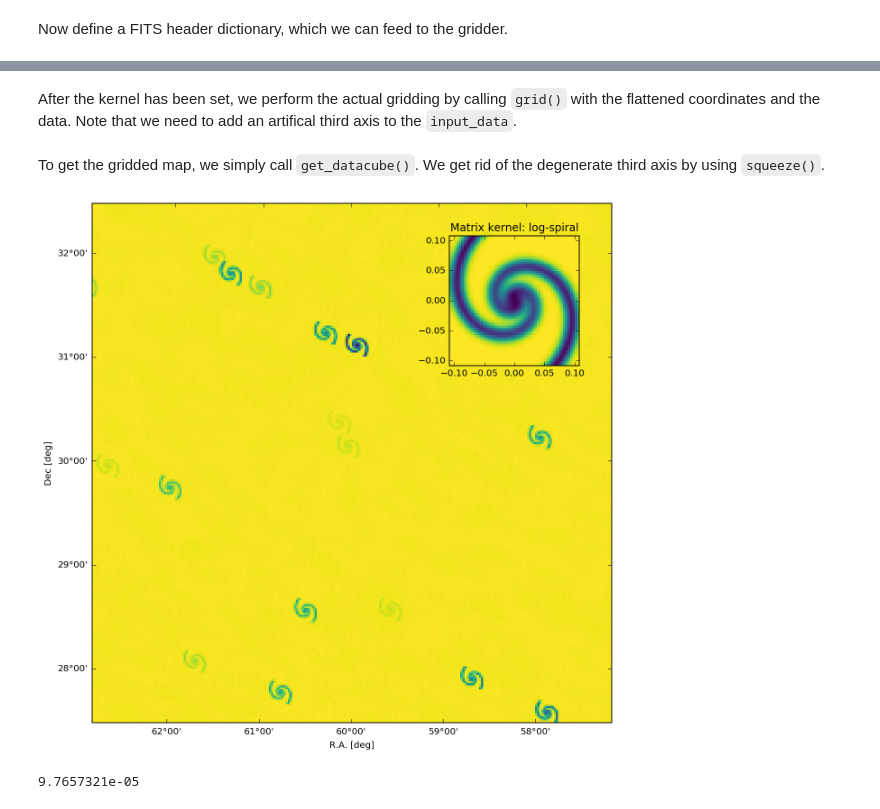
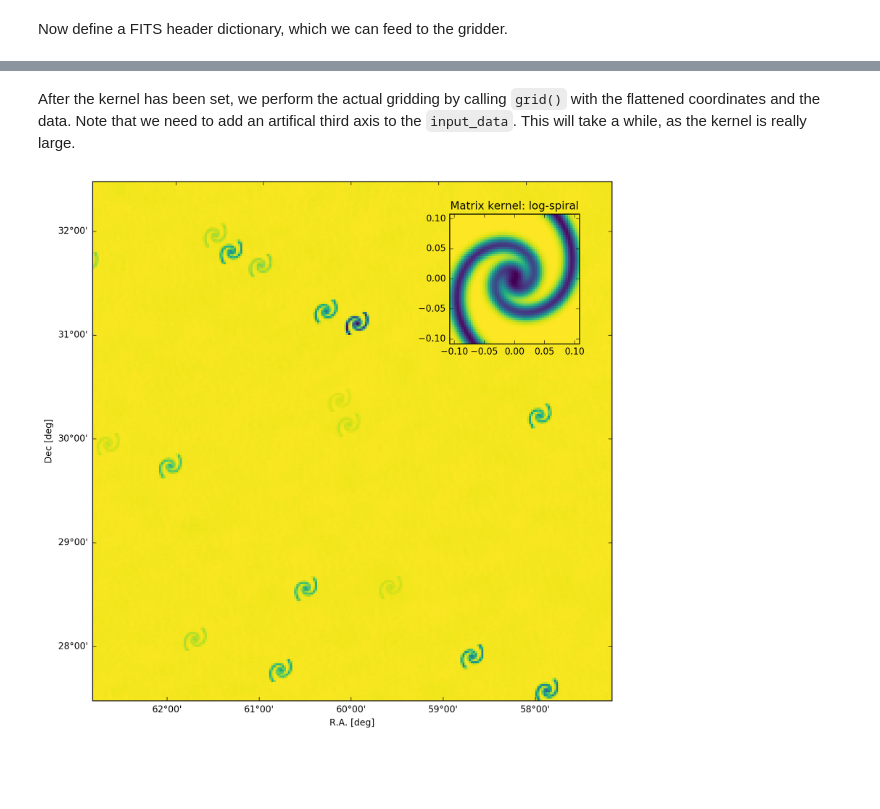
Before and after one commit to YangwdX/cygrid, a Jupyter notebook: notebooks/matrix.ipynb, the cells around one changed output, grey strips where cells are left out. Drawn from its saved outputs; the diff is of its cells as text; code cells hidden in the pictures; blank space fills up the shorter version.

Commit message:
improve custom kernel jupyter notebook

```diff
--- a/notebooks/matrix.ipynb
+++ b/notebooks/matrix.ipynb
@@ -123,0 +140,26 @@ We start the gridding by initating the gridder with the `target_header`. Prior t
+# %%
+def gauss_1d(x, y, x0, y0, sigma):
+
+    r2 = (x - x0) ** 2 + (y - y0) ** 2
+    return np.exp(-r2 / 2. / sigma ** 2)
+
+# log spiral kernel:
+gauss_matrix_kernel = np.zeros((nx, ny))
+a, b, c = 0.004, 1. / 3., 3.4
+theta = np.linspace(np.pi / 4., c * 2 * np.pi, 1000)
+r = a * np.exp(b * theta)
+x0 = r * np.cos(theta)
+y0 = r * np.sin(theta)
+for _x, _y, _t, _r in zip(x0, y0, theta, r):
+    gauss_matrix_kernel += gauss_1d(
+        xvec[np.newaxis, :], yvec[:, np.newaxis],
+        _x, _y,
+        4 * kernelsize_sigma,
+        ) * _r ** 1.2
+
+# It is more fun, if we have two spiral arms ;-)
+gauss_matrix_kernel = gauss_matrix_kernel + gauss_matrix_kernel[::-1, ::-1]
+
+# Note, it is not necessary, to normalize the kernel, as the
+# cygrid gridding algorithm will take care of it
+# gauss_matrix_kernel /= np.nansum(gauss_matrix_kernel)
@@ -207,38 +185,31 @@ pl.show()
 # %%
-total_kernel = gauss_matrix_kernel + gauss_matrix_kernel[::-1, ::-1]
 gridder.set_kernel(
     'matrix2d',
-    (total_kernel.T, (refpix_x, refpix_y), (dx, dy)),
+    (gauss_matrix_kernel, (refpix_x, refpix_y), (dx, dy)),
     np.sqrt(2.) * support_radius,
     kernelsize_sigma * 2.
     )
 # %% [markdown]
-After the kernel has been set, we perform the actual gridding by calling `grid()` with the flattened coordinates and the data. Note that we need to add an artifical third axis to the `input_data`.
+After the kernel has been set, we perform the actual gridding by calling `grid()` with the flattened coordinates and the data. Note that we need to add an artifical third axis to the `input_data`. This will take a while, as the kernel is really large.
 # %%
 gridder.grid(xcoords, ycoords, signal)
-# %% [markdown]
-To get the gridded map, we simply call `get_datacube()`. We get rid of the degenerate third axis by using `squeeze()`.
 # %%
 cygrid_map = gridder.get_datacube().squeeze()
 # %%
 fig = pl.figure(figsize=(10, 10))
 ax = fig.add_axes((0.1, 0.1, 0.8, 0.8), projection=target_wcs.celestial)
 zax = fig.add_axes((0.65, 0.65, 0.2, 0.2))
 ax.imshow(cygrid_map, **imkw)  # , vmin=-0.25, vmax=2.0
 zax.imshow(
-    gauss_matrix_kernel[::-1] + gauss_matrix_kernel[:, ::-1],
+    gauss_matrix_kernel,
     extent=(xvec[0], xvec[-1], yvec[0], yvec[-1]),
     **imkw,
     )
 zax.set_aspect('equal')
 zax.set_title('Matrix kernel: log-spiral')
 lon, lat = ax.coords
 lon.set_axislabel('R.A. [deg]')
 lat.set_axislabel('Dec [deg]')
 pl.show()
 # %% [output]
-[figure, old version]
+[figure, new version]
-# %%
-np.std(np.sort(cygrid_map.flatten())[:int(len(cygrid_map) * 0.85)])
-# %% [output]
-9.7657321e-05
```
Also changed, not shown: parts of 17 cells of this notebook, 9 other files.
